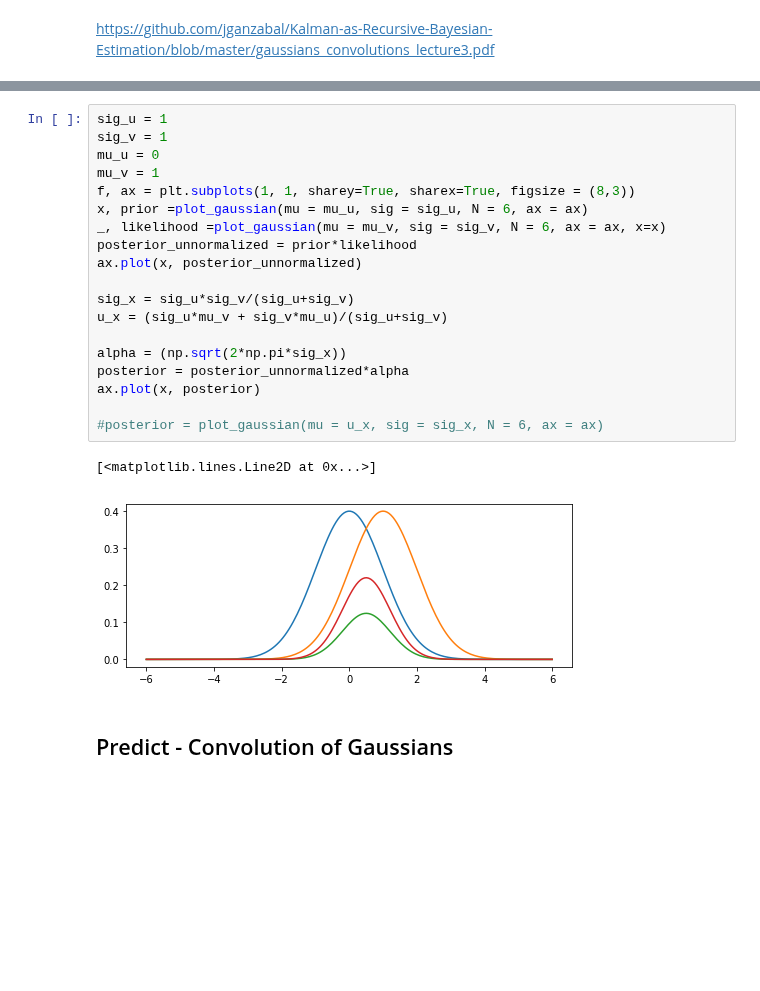
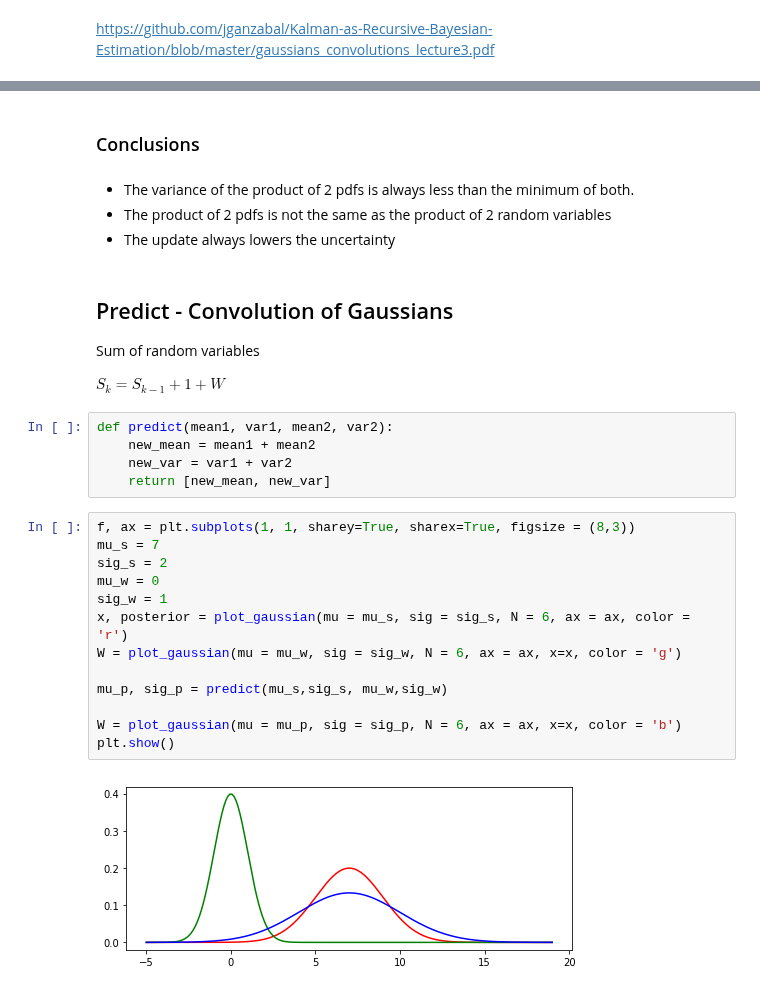
Before and after one commit to jganzabal/Kalman-as-Recursive-Bayesian-Estimation, a Jupyter notebook: One_dimensional_Kalman_filters.ipynb, the cells around one changed output, grey strips where cells are left out. Drawn from its saved outputs; the diff is of its cells as text; blank space fills up the shorter version.

```diff
--- a/One_dimensional_Kalman_filters.ipynb
+++ b/One_dimensional_Kalman_filters.ipynb
@@ -114,24 +149,32 @@ $\sigma_x^2 = \frac{\sigma_u^2 \sigma_v^2}{\sigma_u^2 + \sigma_v^2}$
+# %% [markdown]
+### Conclusions
+# %% [markdown]
+- The variance of the product of 2 pdfs is always less than the minimum of both.
+- The product of 2 pdfs is not the same as the product of 2 random variables
+- The update always lowers the uncertainty
+# %% [markdown]
+## Predict - Convolution of Gaussians
+
+Sum of random variables
+
+$S_k = S_{k-1} + 1 + W$
+# %%
+def predict(mean1, var1, mean2, var2):
+    new_mean = mean1 + mean2
+    new_var = var1 + var2
+    return [new_mean, new_var]
 # %%
-sig_u = 1
-sig_v = 1
-mu_u = 0
-mu_v = 1
 f, ax = plt.subplots(1, 1, sharey=True, sharex=True, figsize = (8,3))
-x, prior =plot_gaussian(mu = mu_u, sig = sig_u, N = 6, ax = ax)
-_, likelihood =plot_gaussian(mu = mu_v, sig = sig_v, N = 6, ax = ax, x=x)
-posterior_unnormalized = prior*likelihood
-ax.plot(x, posterior_unnormalized)
+mu_s = 7
+sig_s = 2
+mu_w = 0
+sig_w = 1
+x, posterior = plot_gaussian(mu = mu_s, sig = sig_s, N = 6, ax = ax, color = 'r')
+W = plot_gaussian(mu = mu_w, sig = sig_w, N = 6, ax = ax, x=x, color = 'g')
 
-sig_x = sig_u*sig_v/(sig_u+sig_v)
-u_x = (sig_u*mu_v + sig_v*mu_u)/(sig_u+sig_v)
+mu_p, sig_p = predict(mu_s,sig_s, mu_w,sig_w)
 
-alpha = (np.sqrt(2*np.pi*sig_x))
-posterior = posterior_unnormalized*alpha
-ax.plot(x, posterior)
-
-#posterior = plot_gaussian(mu = u_x, sig = sig_x, N = 6, ax = ax)
+W = plot_gaussian(mu = mu_p, sig = sig_p, N = 6, ax = ax, x=x, color = 'b')
+plt.show()
 # %% [output]
-[<matplotlib.lines.Line2D at 0x...>]
-[figure, old version]
+[figure, new version]
-# %% [markdown]
-## Predict - Convolution of Gaussians
```
Also changed, not shown: parts of 17 cells of this notebook, 2 other files.
